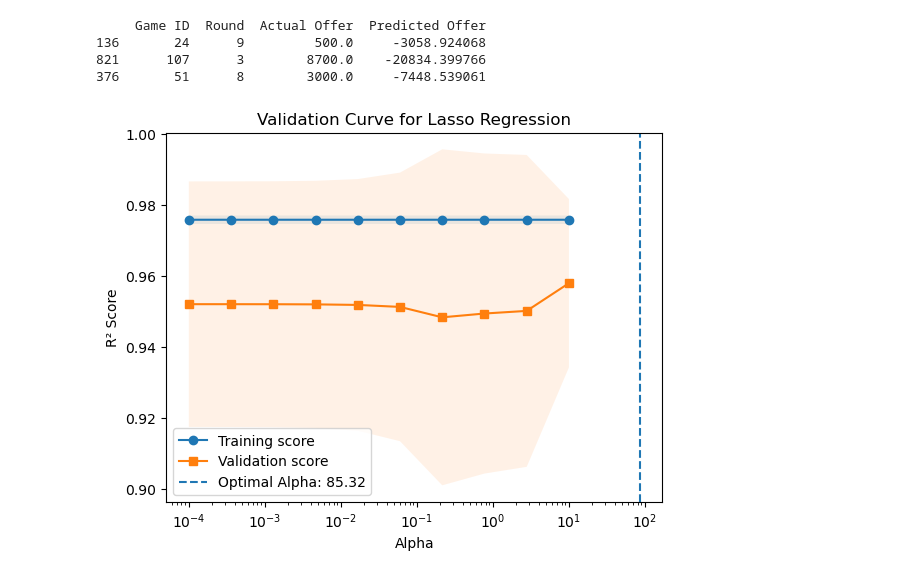
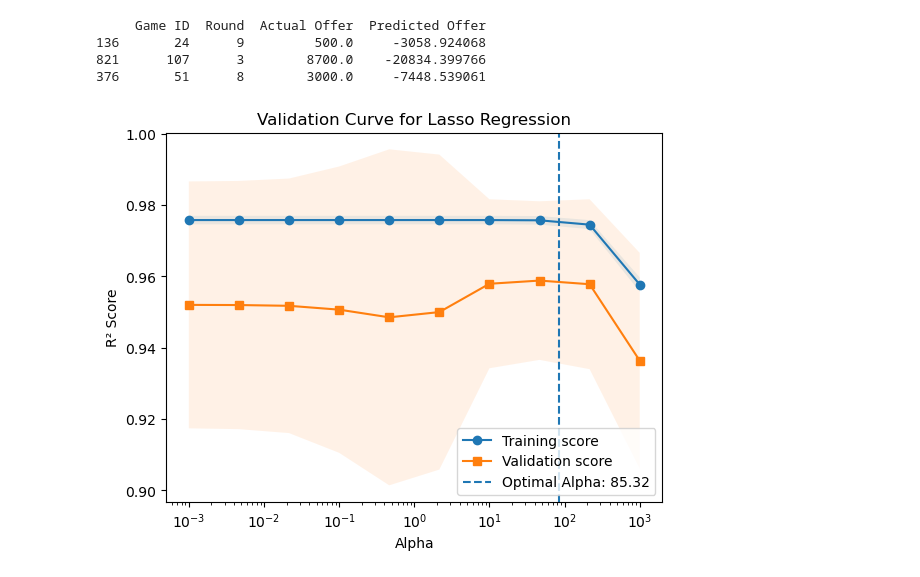
Before and after one commit to jjap2021/Poleto-SCE, a Jupyter notebook: LASSO.ipynb, the cells around one changed output. Drawn from its saved outputs; the diff is of its cells as text; code cells hidden in the pictures.

```diff
--- a/LASSO.ipynb
+++ b/LASSO.ipynb
@@ -129,31 +131,31 @@ print(negative_predictions)
 821      107      3        8700.0    -20834.399766
 376       51      8        3000.0     -7448.539061
 # %%
-alpha_range = np.logspace(-4, 1, 10)  # Log-spaced values for better scale
+alpha_range = np.logspace(-3, 3, 10)  # log-spaced values for better scale
 
-# Compute validation curve for different alpha values
+# validation curve
 train_scores, test_scores = validation_curve(
     Lasso(max_iter=5000), X_train, y_train, param_name="alpha", param_range=alpha_range, cv=10, scoring="r2"
 )
 
-# Compute mean and standard deviation
+# mean and standard deviation
 train_mean = np.mean(train_scores, axis=1)
 train_std = np.std(train_scores, axis=1)
 test_mean = np.mean(test_scores, axis=1)
 test_std = np.std(test_scores, axis=1)
 
-# Plot validation curve
+
 plt.plot(alpha_range, train_mean, label="Training score", marker='o')
 plt.plot(alpha_range, test_mean, label="Validation score", marker='s')
 plt.fill_between(alpha_range, train_mean - train_std, train_mean + train_std, alpha=0.1)
 plt.fill_between(alpha_range, test_mean - test_std, test_mean + test_std, alpha=0.1)
 
-plt.xscale("log")  # Log scale for better visualization
+plt.xscale("log")
 plt.xlabel("Alpha")
 plt.ylabel("R² Score")
 plt.title("Validation Curve for Lasso Regression")
 plt.axvline(Alpha, linestyle='--', label=f'Optimal Alpha: {Alpha:.2f}')
 plt.legend()
 plt.show()
 # %% [output]
-[figure, old version]
+[figure, new version]
```
Also changed, not shown: parts of 1 cell of this notebook, 3 other files.
